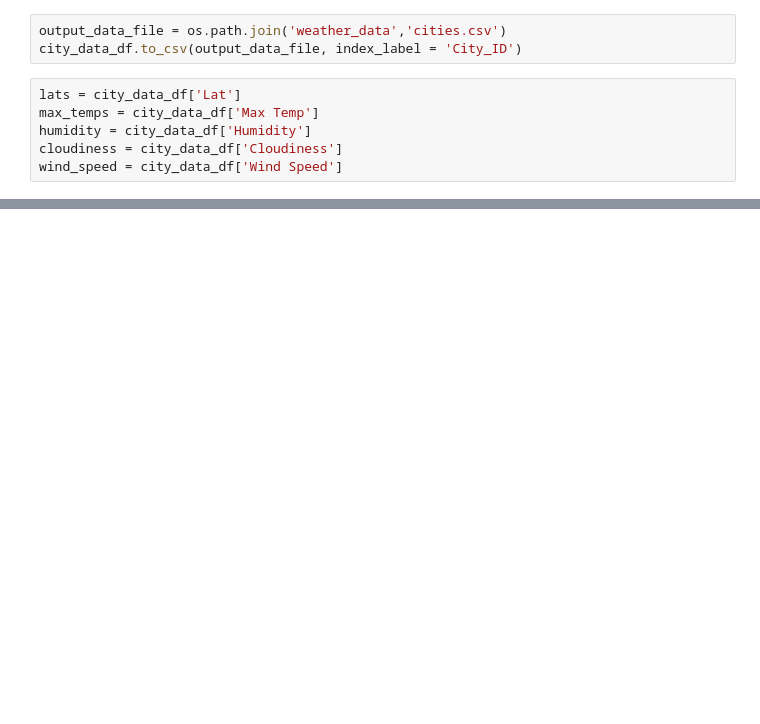
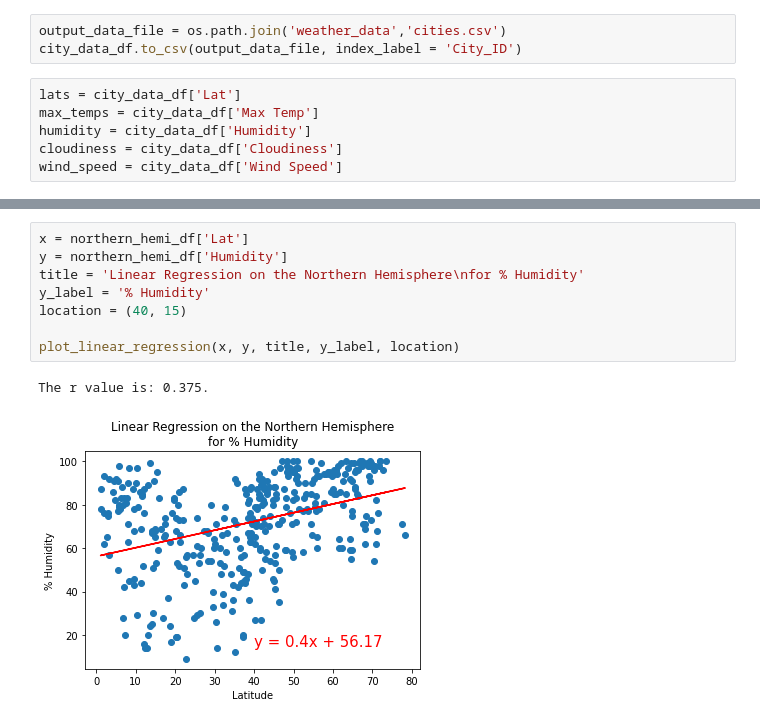
Before and after one commit to Ajasf444/world_weather_analysis, a Jupyter notebook: WeatherPy.ipynb, the cells around one changed output, grey strips where cells are left out. Drawn from its saved outputs; the diff is of its cells as text; blank space fills up the shorter version.

```diff
--- a/WeatherPy.ipynb
+++ b/WeatherPy.ipynb
@@ -218,0 +270,11 @@ plt.show()
+# %%
+x = northern_hemi_df['Lat']
+y = northern_hemi_df['Humidity']
+title = 'Linear Regression on the Northern Hemisphere\nfor % Humidity'
+y_label = '% Humidity'
+location = (40, 15)
+
+plot_linear_regression(x, y, title, y_label, location)
+# %% [output]
+The r value is: 0.375.
+[figure, added]
```
Also changed, not shown: parts of 19 cells of this notebook, 5 other files.
